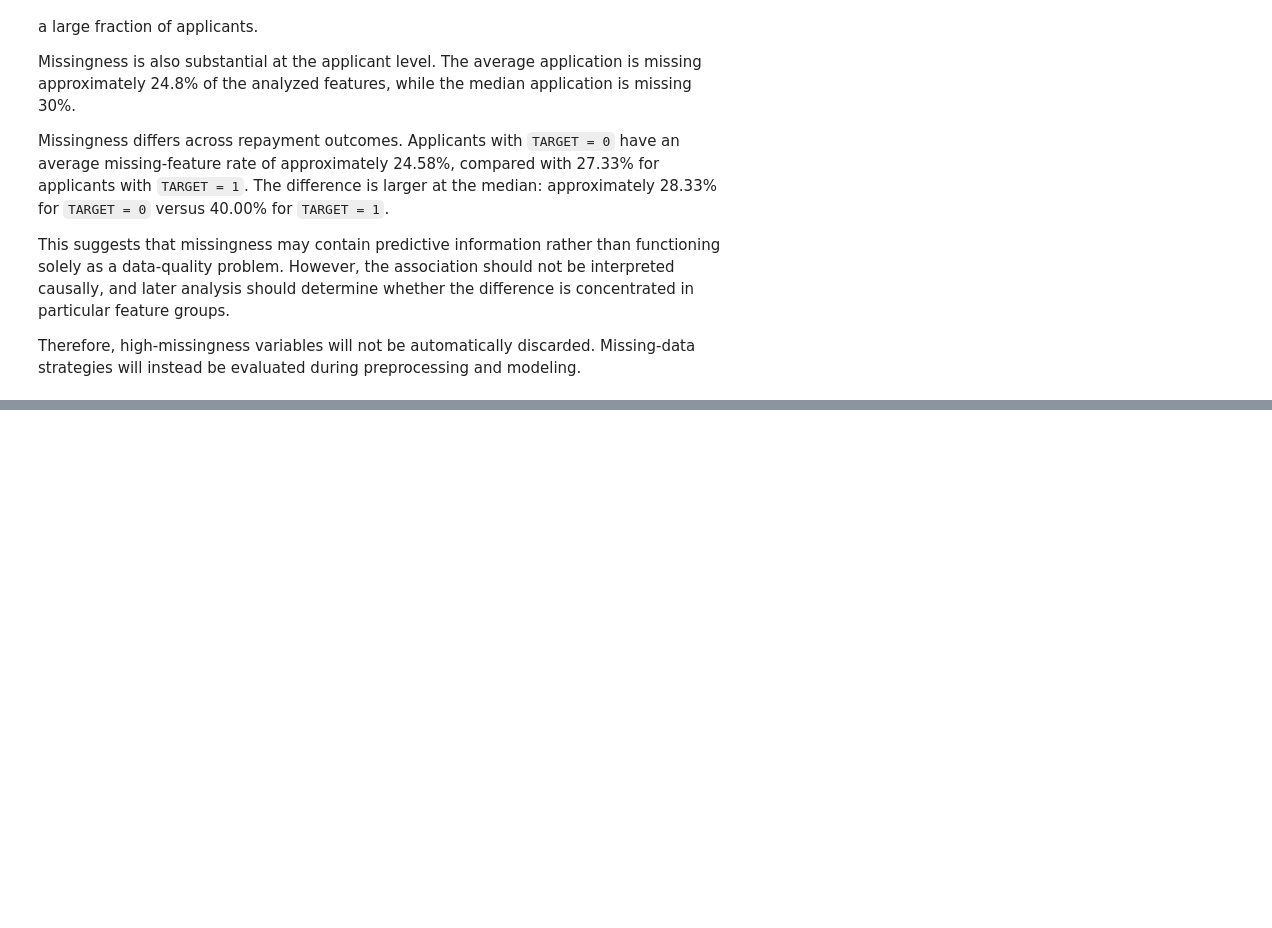
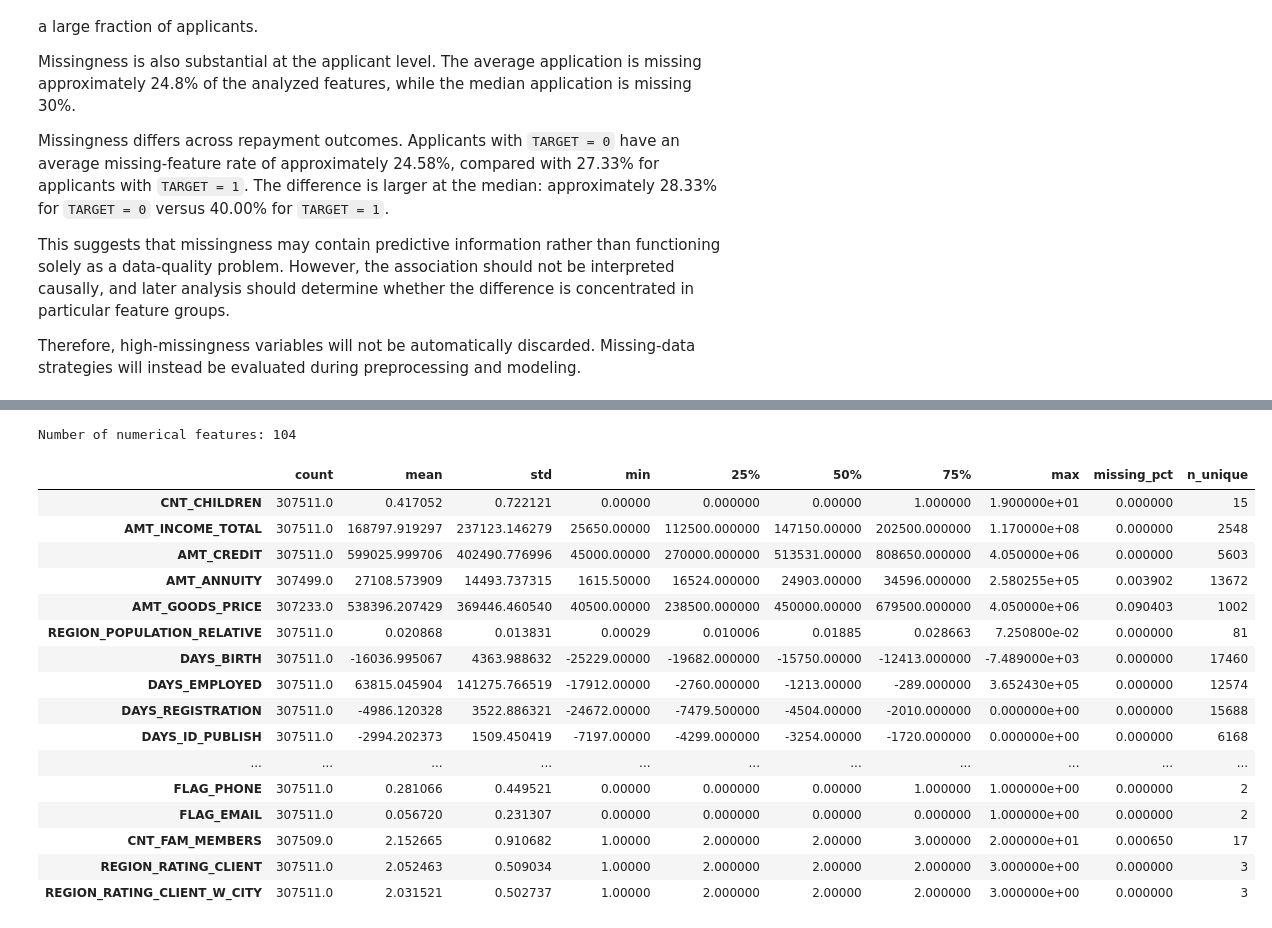
Before and after one commit to KevTJ/kj-project-portfolio, a Jupyter notebook: Projects/credit-risk-decision-system/notebooks/02_data_audit_and_eda.ipynb, the cells around one changed output, grey strips where cells are left out. Saved outputs shown, nothing was run; the diff lists cells and outputs as text; code cells hidden in the pictures; blank space fills up the shorter version.

Commit message:
2. Numerical Audit

```diff
--- a/Projects/credit-risk-decision-system/notebooks/02_data_audit_and_eda.ipynb
+++ b/Projects/credit-risk-decision-system/notebooks/02_data_audit_and_eda.ipynb
@@ -554,0 +536,43 @@ Therefore, high-missingness variables will not be automatically discarded. Missi
+# %%
+numerical_columns = application_train.select_dtypes(
+    include=["number"]
+).columns.tolist()
+
+numerical_features = [
+    col for col in numerical_columns
+    if col not in ["TARGET", "SK_ID_CURR"]
+]
+
+print("Number of numerical features:", len(numerical_features))
+# %% [output]
+Number of numerical features: 104
+# %%
+numerical_summary = application_train[numerical_features].describe().T
+
+numerical_summary["missing_pct"] = (
+    application_train[numerical_features].isna().mean() * 100
+)
+
+numerical_summary["n_unique"] = (
+    application_train[numerical_features].nunique()
+)
+
+numerical_summary.head(20)
+# %% [output]
+|  | count | mean | std | min | 25% | 50% | 75% | max | missing_pct | n_unique |
+| CNT_CHILDREN | 307511.0 | 0.417052 | 0.722121 | 0.00000 | 0.000000 | 0.00000 | 1.000000 | 1.900000e+01 | 0.000000 | 15 |
+| AMT_INCOME_TOTAL | 307511.0 | 168797.919297 | 237123.146279 | 25650.00000 | 112500.000000 | 147150.00000 | 202500.000000 | 1.170000e+08 | 0.000000 | 2548 |
+| AMT_CREDIT | 307511.0 | 599025.999706 | 402490.776996 | 45000.00000 | 270000.000000 | 513531.00000 | 808650.000000 | 4.050000e+06 | 0.000000 | 5603 |
+| AMT_ANNUITY | 307499.0 | 27108.573909 | 14493.737315 | 1615.50000 | 16524.000000 | 24903.00000 | 34596.000000 | 2.580255e+05 | 0.003902 | 13672 |
+| AMT_GOODS_PRICE | 307233.0 | 538396.207429 | 369446.460540 | 40500.00000 | 238500.000000 | 450000.00000 | 679500.000000 | 4.050000e+06 | 0.090403 | 1002 |
+| REGION_POPULATION_RELATIVE | 307511.0 | 0.020868 | 0.013831 | 0.00029 | 0.010006 | 0.01885 | 0.028663 | 7.250800e-02 | 0.000000 | 81 |
+| DAYS_BIRTH | 307511.0 | -16036.995067 | 4363.988632 | -25229.00000 | -19682.000000 | -15750.00000 | -12413.000000 | -7.489000e+03 | 0.000000 | 17460 |
+| DAYS_EMPLOYED | 307511.0 | 63815.045904 | 141275.766519 | -17912.00000 | -2760.000000 | -1213.00000 | -289.000000 | 3.652430e+05 | 0.000000 | 12574 |
+| DAYS_REGISTRATION | 307511.0 | -4986.120328 | 3522.886321 | -24672.00000 | -7479.500000 | -4504.00000 | -2010.000000 | 0.000000e+00 | 0.000000 | 15688 |
+| DAYS_ID_PUBLISH | 307511.0 | -2994.202373 | 1509.450419 | -7197.00000 | -4299.000000 | -3254.00000 | -1720.000000 | 0.000000e+00 | 0.000000 | 6168 |
+| ... | ... | ... | ... | ... | ... | ... | ... | ... | ... | ... |
+| FLAG_PHONE | 307511.0 | 0.281066 | 0.449521 | 0.00000 | 0.000000 | 0.00000 | 1.000000 | 1.000000e+00 | 0.000000 | 2 |
+| FLAG_EMAIL | 307511.0 | 0.056720 | 0.231307 | 0.00000 | 0.000000 | 0.00000 | 0.000000 | 1.000000e+00 | 0.000000 | 2 |
+| CNT_FAM_MEMBERS | 307509.0 | 2.152665 | 0.910682 | 1.00000 | 2.000000 | 2.00000 | 3.000000 | 2.000000e+01 | 0.000650 | 17 |
+| REGION_RATING_CLIENT | 307511.0 | 2.052463 | 0.509034 | 1.00000 | 2.000000 | 2.00000 | 2.000000 | 3.000000e+00 | 0.000000 | 3 |
+| REGION_RATING_CLIENT_W_CITY | 307511.0 | 2.031521 | 0.502737 | 1.00000 | 2.000000 | 2.00000 | 2.000000 | 3.000000e+00 | 0.000000 | 3 |
```
Also changed, not shown: parts of 16 cells of this notebook.
